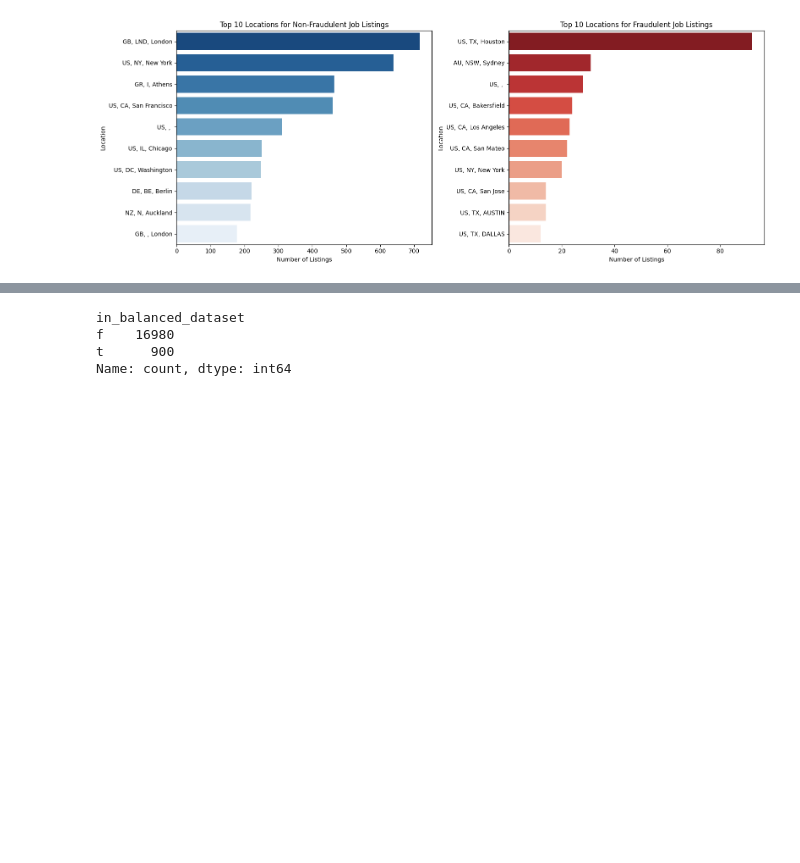
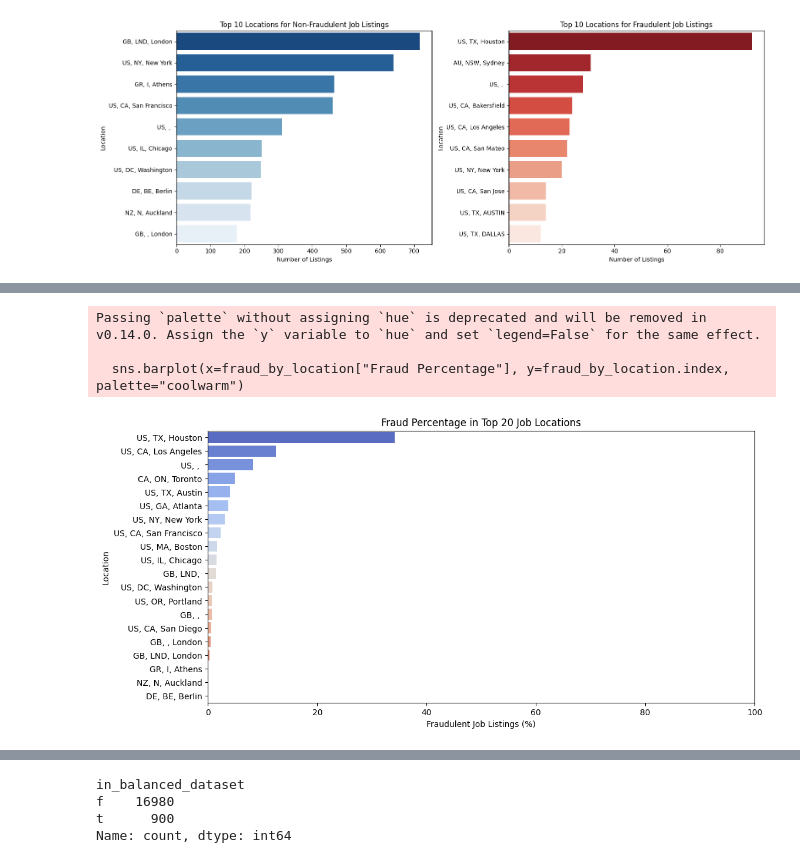
Before and after one commit to shaunzzhou/GASP, a Jupyter notebook: eda.ipynb, the cells around one changed output, grey strips where cells are left out. Saved outputs shown, nothing was run; the diff lists cells and outputs as text; code cells hidden in the pictures; blank space fills up the shorter version.

```diff
--- a/eda.ipynb
+++ b/eda.ipynb
@@ -190,0 +184,31 @@ Passing `palette` without assigning `hue` is deprecated and will be removed in v
+# %%
+# Analyze the proportion of fraudulent vs. non-fraudulent jobs in the most common locations
+top_locations = df["location"].value_counts().nlargest(20).index  # Select top 20 locations
+df_top_locations = df[df["location"].isin(top_locations)]
+
+# Pivot the data to get fraud proportions per location
+fraud_by_location = df_top_locations.pivot_table(index="location", columns="fraudulent", aggfunc="size", fill_value=0)
+fraud_by_location.columns = ["Non-Fraudulent", "Fraudulent"]
+
+# Calculate fraud percentage per location
+fraud_by_location["Fraud Percentage"] = (fraud_by_location["Fraudulent"] /
+                                         (fraud_by_location["Fraudulent"] + fraud_by_location["Non-Fraudulent"])) * 100
+
+# Sort by fraud percentage
+fraud_by_location = fraud_by_location.sort_values(by="Fraud Percentage", ascending=False)
+
+# Plot fraud percentage across top locations
+plt.figure(figsize=(12, 6))
+sns.barplot(x=fraud_by_location["Fraud Percentage"], y=fraud_by_location.index, palette="coolwarm")
+plt.xlabel("Fraudulent Job Listings (%)")
+plt.ylabel("Location")
+plt.title("Fraud Percentage in Top 20 Job Locations")
+plt.xlim(0, 100)
+
+# Show the plot
+plt.show()
+# %% [output]
+Passing `palette` without assigning `hue` is deprecated and will be removed in v0.14.0. Assign the `y` variable to `hue` and set `legend=False` for the same effect.
+
+  sns.barplot(x=fraud_by_location["Fraud Percentage"], y=fraud_by_location.index, palette="coolwarm")
+[figure, added]
```
Also changed, not shown: parts of 19 cells of this notebook, 1 other file.
